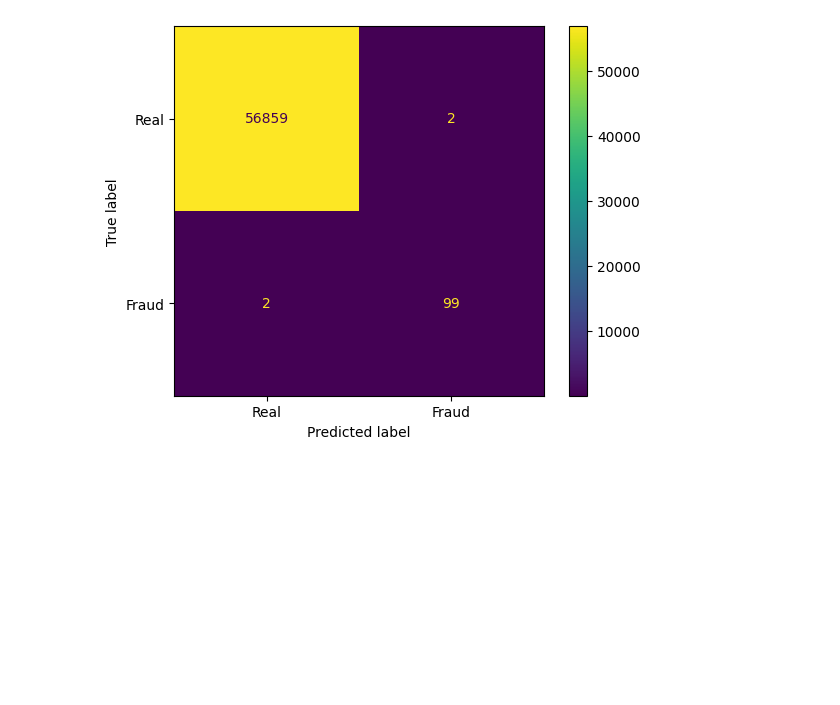
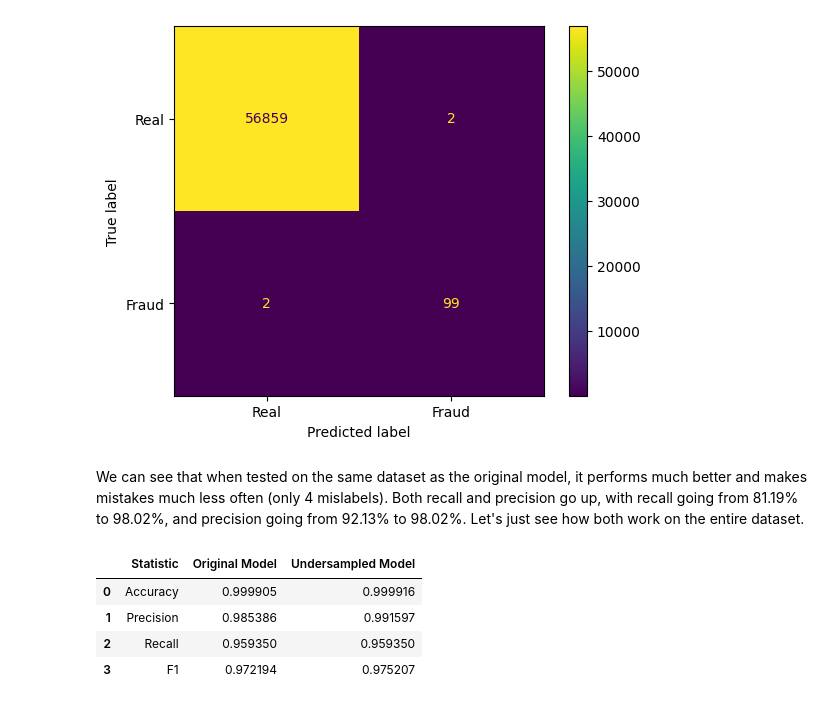
Before and after one commit to ColeFChisamore/CreditCardFraud, a Jupyter notebook: CreditCardFraud.ipynb, the cells around one changed output. Drawn from its saved outputs; the diff is of its cells as text; code cells hidden in the pictures; blank space fills up the shorter version.

```diff
--- a/CreditCardFraud.ipynb
+++ b/CreditCardFraud.ipynb
@@ -305,3 +303,5 @@ cmd.plot()
 # %% [output]
 <sklearn.metrics._plot.confusion_matrix.ConfusionMatrixDisplay at 0x...>
 [figure]
+# %% [markdown]
+We can see that when tested on the same dataset as the original model, it performs much better and makes mistakes much less often (only 4 mislabels). Both recall and precision go up, with recall going from 81.19% to 98.02%, and precision going from 92.13% to 98.02%. Let's just see how both work on the entire dataset.
@@ -307,0 +327,8 @@ cmd.plot()
+# %%
+compareDF
+# %% [output]
+|  | Statistic | Original Model | Undersampled Model |
+| 0 | Accuracy | 0.999905 | 0.999916 |
+| 1 | Precision | 0.985386 | 0.991597 |
+| 2 | Recall | 0.959350 | 0.959350 |
+| 3 | F1 | 0.972194 | 0.975207 |
```
Also changed, not shown: parts of 5 cells of this notebook, 1 other file.
